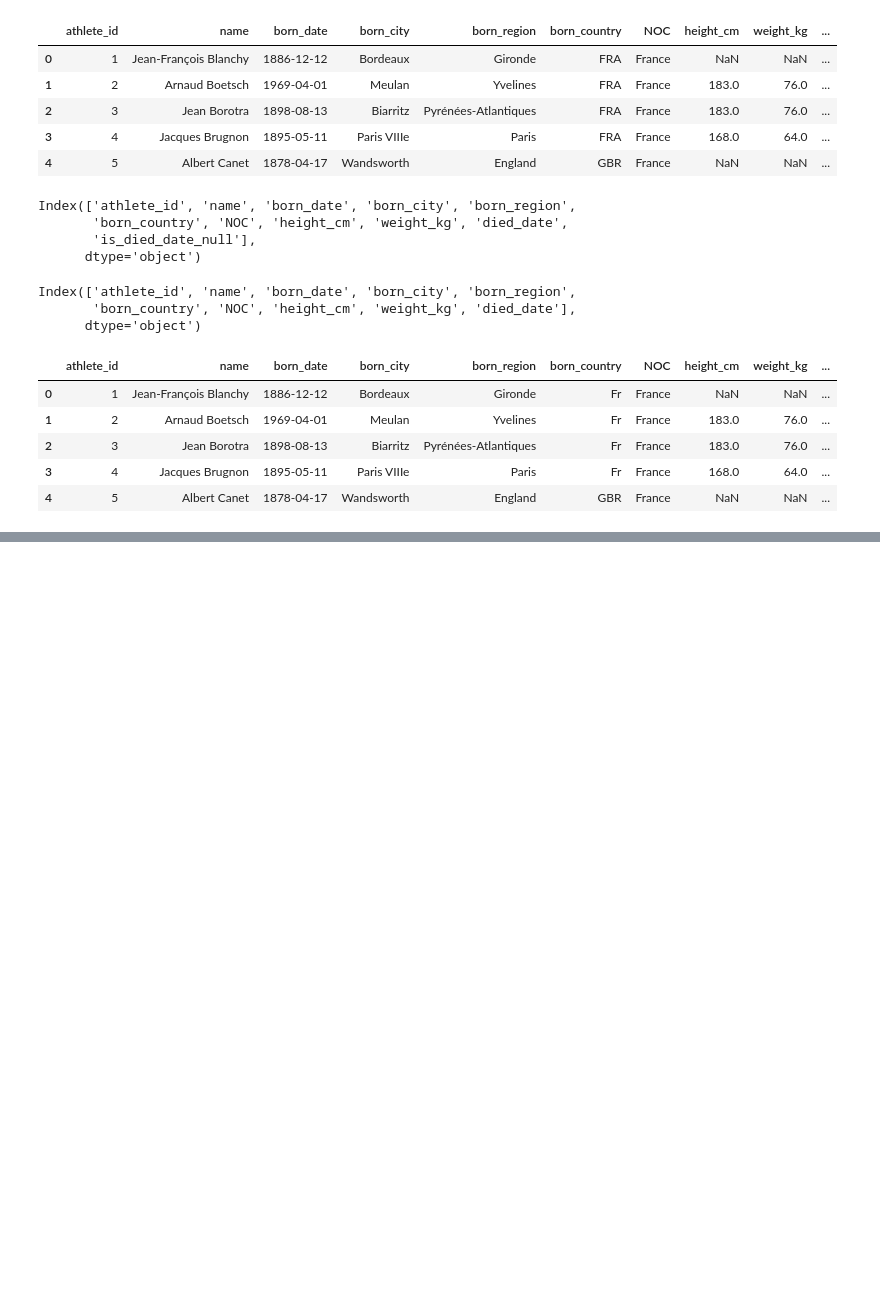
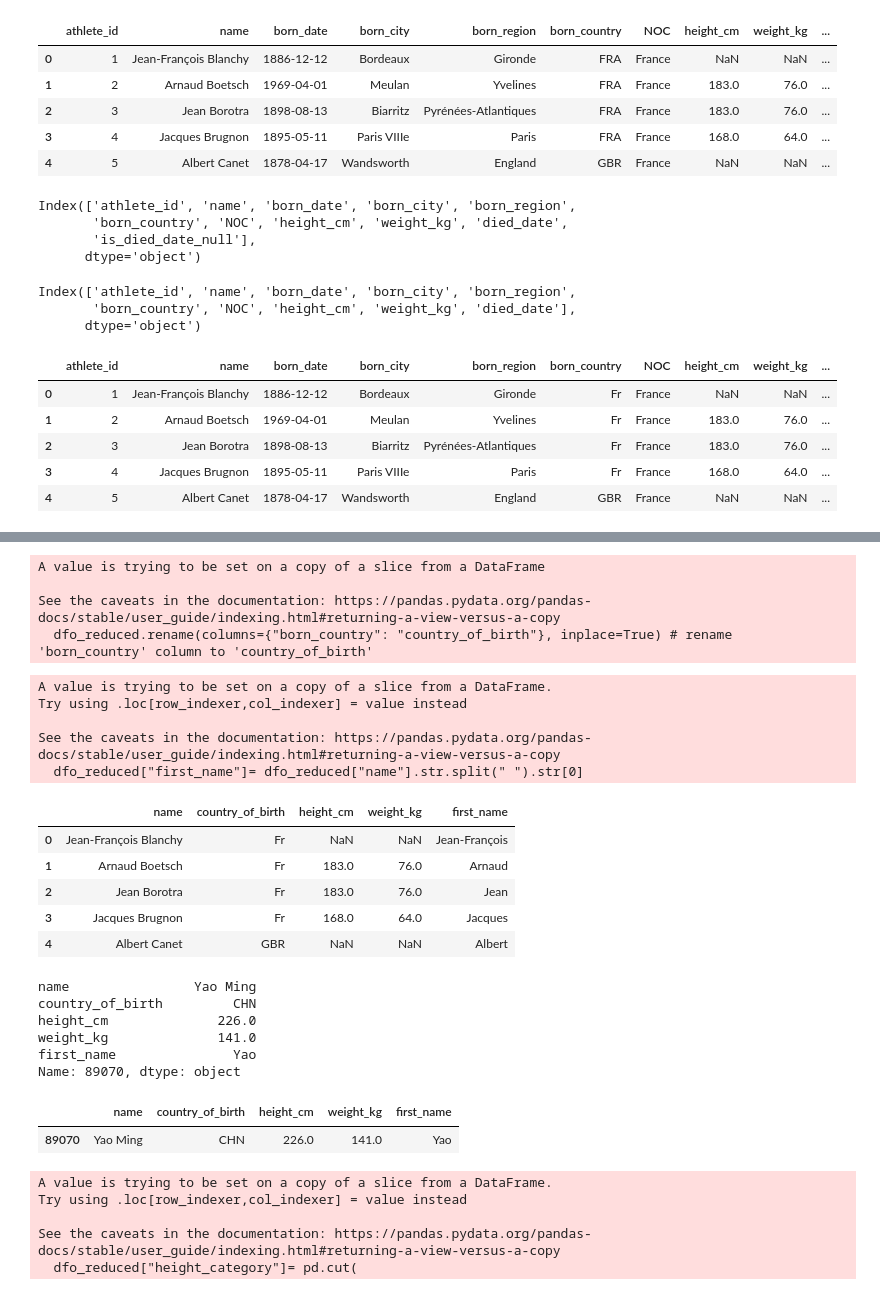
Before and after one commit to meriemDahil/Kaggle-Competition, a Jupyter notebook: testColab.ipynb, the cells around one changed output, grey strips where cells are left out. Cells and saved outputs as stored; diff of their text form; code cells hidden in the pictures; blank space fills up the shorter version.

```diff
--- a/testColab.ipynb
+++ b/testColab.ipynb
@@ -441,3 +443,7 @@ dfo_copy.head()
 | 2 | 3 | Jean Borotra | 1898-08-13 | Biarritz | Pyrénées-Atlantiques | Fr | France | 183.0 | 76.0 | ... |
 | 3 | 4 | Jacques Brugnon | 1895-05-11 | Paris VIIIe | Paris | Fr | France | 168.0 | 64.0 | ... |
 | 4 | 5 | Albert Canet | 1878-04-17 | Wandsworth | England | GBR | France | NaN | NaN | ... |
+# %%
+# we can delete columns indirectly by specifying only the columns we want to keep
+dfo_reduced = dfo_copy[["name", "born_country", "height_cm", "weight_kg"]]
+dfo_reduced.head()
@@ -443,0 +457,36 @@ dfo_copy.head()
+# %%
+dfo_reduced.rename(columns={"born_country": "country_of_birth"}, inplace=True) # rename 'born_country' column to 'country_of_birth'
+# %% [output]
+A value is trying to be set on a copy of a slice from a DataFrame
+
+See the caveats in the documentation: https://pandas.pydata.org/pandas-docs/stable/user_guide/indexing.html#returning-a-view-versus-a-copy
+  dfo_reduced.rename(columns={"born_country": "country_of_birth"}, inplace=True) # rename 'born_country' column to 'country_of_birth'
+# %%
+dfo_reduced["first_name"]= dfo_reduced["name"].str.split(" ").str[0]
+dfo_reduced.head()
+# %% [output]
+A value is trying to be set on a copy of a slice from a DataFrame.
+Try using .loc[row_indexer,col_indexer] = value instead
+
+See the caveats in the documentation: https://pandas.pydata.org/pandas-docs/stable/user_guide/indexing.html#returning-a-view-versus-a-copy
+  dfo_reduced["first_name"]= dfo_reduced["name"].str.split(" ").str[0]
+|  | name | country_of_birth | height_cm | weight_kg | first_name |
+| 0 | Jean-François Blanchy | Fr | NaN | NaN | Jean-François |
+| 1 | Arnaud Boetsch | Fr | 183.0 | 76.0 | Arnaud |
+| 2 | Jean Borotra | Fr | 183.0 | 76.0 | Jean |
+| 3 | Jacques Brugnon | Fr | 168.0 | 64.0 | Jacques |
+| 4 | Albert Canet | GBR | NaN | NaN | Albert |
+# %%
+dfo_reduced.loc[dfo_reduced["height_cm"].idxmax()] # get the row with the maximum height_cm value why idxmax() ? because it returns the index label of the first occurrence of the maximum value in the specified column
+# %% [output]
+name                Yao Ming
+country_of_birth         CHN
+height_cm              226.0
+weight_kg              141.0
+first_name               Yao
+Name: 89070, dtype: object
+# %%
+dfo_reduced.loc[dfo_reduced['name']=='Yao Ming']
+# %% [output]
+|  | name | country_of_birth | height_cm | weight_kg | first_name |
+| 89070 | Yao Ming | CHN | 226.0 | 141.0 | Yao |
@@ -443,0 +497,14 @@ dfo_copy.head()
+# %%
+dfo_reduced["height_category"]= pd.cut(
+    dfo_reduced["height_cm"],
+    bins=[0, 170, 190, 210, np.inf],
+    labels=["Short", "Average", "Tall", "Very Tall"]
+)  # categorize 'height_cm' into bins and create a new 'height_category' column
+
+# dfo_reduced["height_cm"].apply(lambda x: "short" if x < 150 else "Average" if x < 180 else "tall")
+# %% [output]
+A value is trying to be set on a copy of a slice from a DataFrame.
+Try using .loc[row_indexer,col_indexer] = value instead
+
+See the caveats in the documentation: https://pandas.pydata.org/pandas-docs/stable/user_guide/indexing.html#returning-a-view-versus-a-copy
+  dfo_reduced["height_category"]= pd.cut(
```
Also changed, not shown: parts of 6 cells of this notebook.
